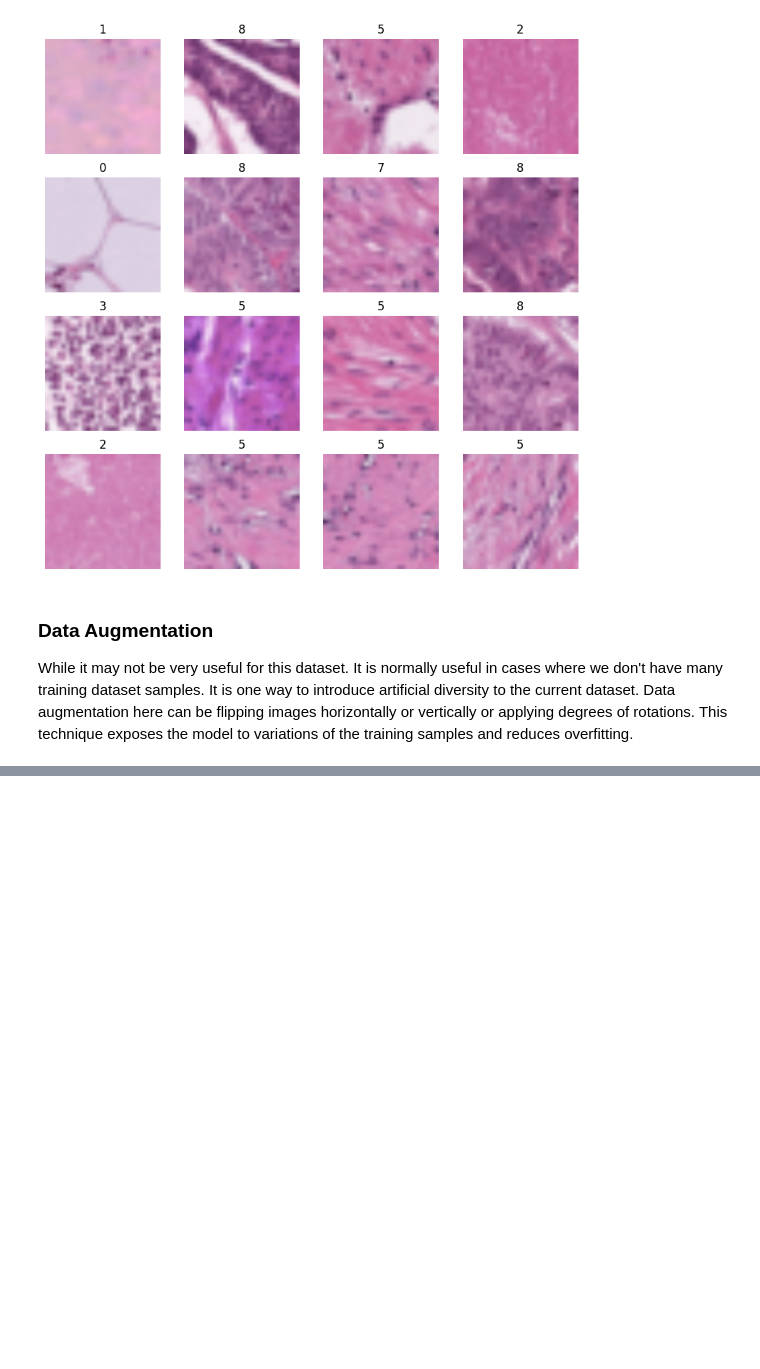
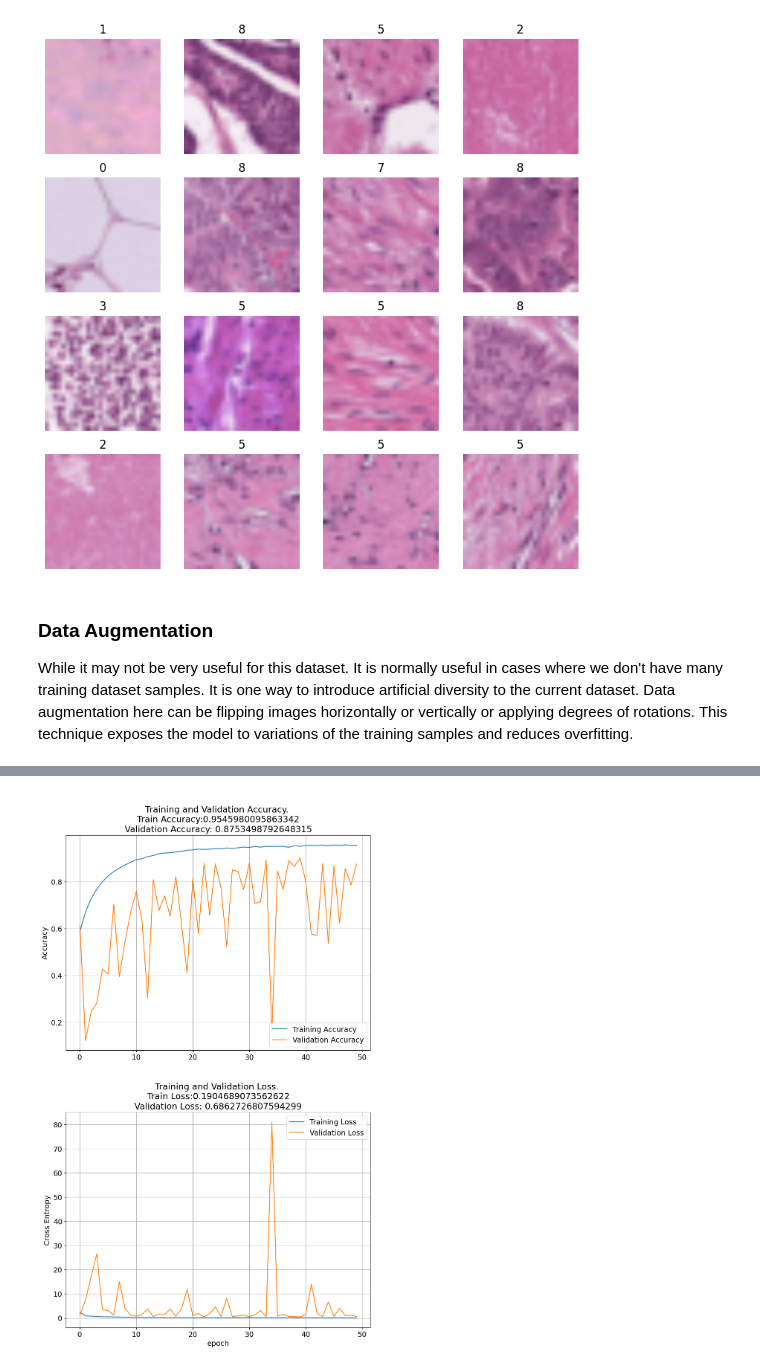
Before and after one commit to amelsheikh/PathMNIST-Classification, a Jupyter notebook: 653_PathMNIST_Classification.ipynb, the cells around one changed output, grey strips where cells are left out. Saved outputs shown, nothing was run; the diff lists cells and outputs as text; code cells hidden in the pictures; blank space fills up the shorter version.

```diff
--- a/653_PathMNIST_Classification.ipynb
+++ b/653_PathMNIST_Classification.ipynb
@@ -142,0 +192,20 @@ data_augment = keras.Sequential(
+# %%
+epochs = 50
+# checkpoint = keras.callbacks.ModelCheckpoint("save_at_{epoch}.keras")
+checkpoint = keras.callbacks.ModelCheckpoint('ConvNet-model-{val_accuracy:.3f}.hdf5', monitor='val_accuracy',
+                                             verbose=1, save_best_only=True, mode='max')
+earlystopping = keras.callbacks.EarlyStopping(monitor="val_loss", mode="min", patience=5, restore_best_weights=True)
+
+callbacks = [checkpoint, earlystopping]
+model_convNet.compile(
+    optimizer = keras.optimizers.Adam(1e-3),
+    loss = "sparse_categorical_crossentropy",
+    metrics = ["accuracy"],
+)
+
+history_convNet = model_convNet.fit(
+    train_ds,
+    epochs=epochs,
+    callbacks=callbacks,
+    validation_data=val_ds,
+)
@@ -143 +234,36 @@ data_augment = keras.Sequential(
+# %%
+import matplotlib.pyplot as plt
+
+# store results
+acc = history_convNet.history['accuracy']
+val_acc = history_convNet.history['val_accuracy']
+loss = history_convNet.history['loss']
+val_loss = history_convNet.history['val_loss']
+
+# plot results
+# accuracy
+plt.figure(figsize=(10, 16))
+plt.rcParams['figure.figsize'] = [16, 9]
+plt.rcParams['font.size'] = 14
+plt.rcParams['axes.grid'] = True
+plt.rcParams['figure.facecolor'] = 'white'
+plt.subplot(2, 1, 1)
+plt.plot(acc, label='Training Accuracy')
+plt.plot(val_acc, label='Validation Accuracy')
+plt.legend(loc='lower right')
+plt.ylabel('Accuracy')
+plt.title(f'\nTraining and Validation Accuracy. \nTrain Accuracy:{str(acc[-1])}\nValidation Accuracy: {str(val_acc[-1])}')
+
+# loss
+plt.subplot(2, 1, 2)
+plt.plot(loss, label='Training Loss')
+plt.plot(val_loss, label='Validation Loss')
+plt.legend(loc='upper right')
+plt.ylabel('Cross Entropy')
+plt.title(f'Training and Validation Loss. \nTrain Loss:{str(loss[-1])}\nValidation Loss: {str(val_loss[-1])}')
+plt.xlabel('epoch')
+plt.tight_layout(pad=3.0)
+plt.show()
+# %% [output]
+[figure, added]
 # %% [markdown]
```
Also changed, not shown: parts of 34 cells of this notebook.
